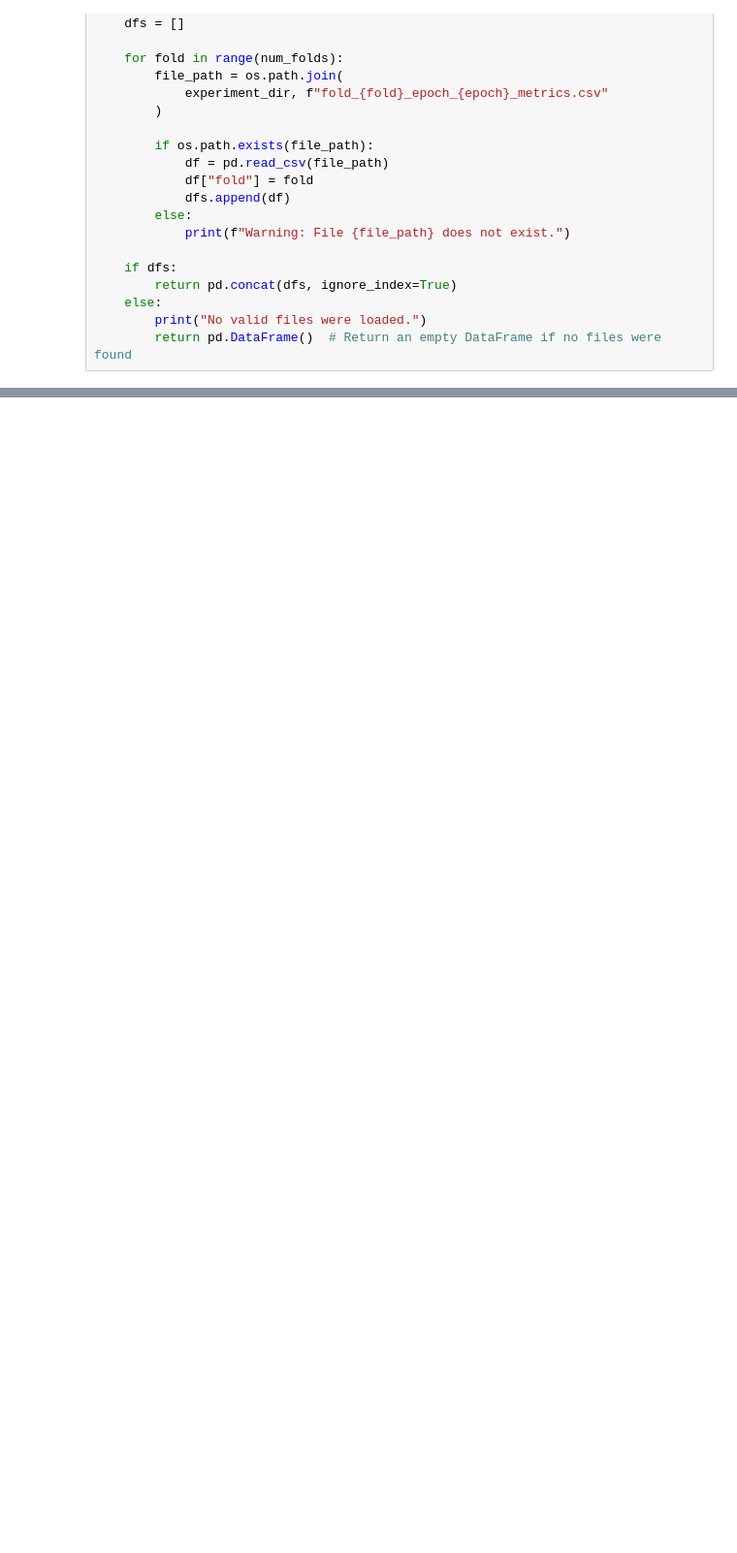
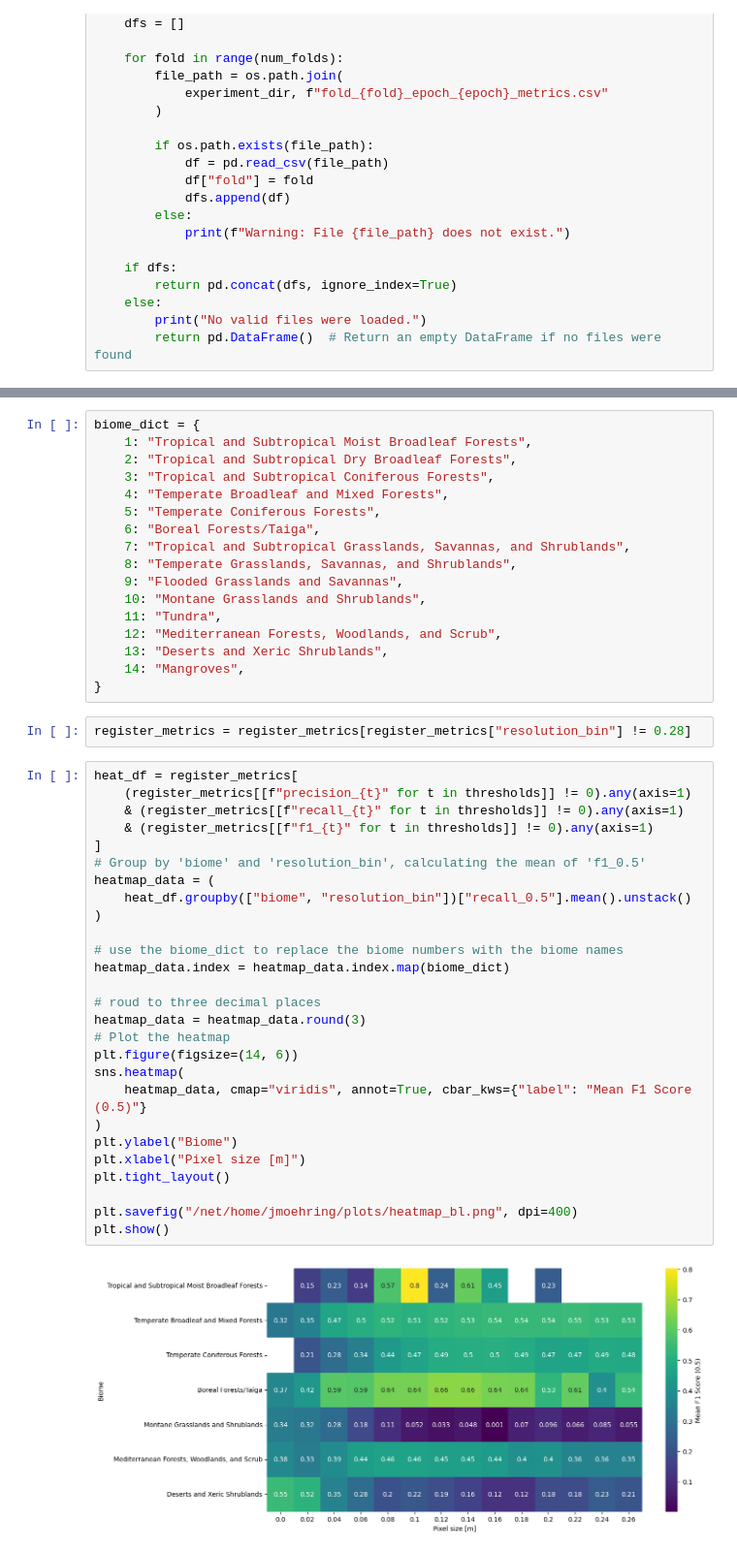
Before and after one commit to jmoeh/standing-deadwood, a Jupyter notebook: notebooks/102_evalute_metrics.ipynb, the cells around one changed output, grey strips where cells are left out. Shown: that part at 97% size. Saved outputs shown, nothing was run; the diff lists cells and outputs as text; blank space fills up the shorter version.

```diff
--- a/notebooks/102_evalute_metrics.ipynb
+++ b/notebooks/102_evalute_metrics.ipynb
@@ -152,0 +166,48 @@ plt.show()
+# %%
+biome_dict = {
+    1: "Tropical and Subtropical Moist Broadleaf Forests",
+    2: "Tropical and Subtropical Dry Broadleaf Forests",
+    3: "Tropical and Subtropical Coniferous Forests",
+    4: "Temperate Broadleaf and Mixed Forests",
+    5: "Temperate Coniferous Forests",
+    6: "Boreal Forests/Taiga",
+    7: "Tropical and Subtropical Grasslands, Savannas, and Shrublands",
+    8: "Temperate Grasslands, Savannas, and Shrublands",
+    9: "Flooded Grasslands and Savannas",
+    10: "Montane Grasslands and Shrublands",
+    11: "Tundra",
+    12: "Mediterranean Forests, Woodlands, and Scrub",
+    13: "Deserts and Xeric Shrublands",
+    14: "Mangroves",
+}
+# %%
+register_metrics = register_metrics[register_metrics["resolution_bin"] != 0.28]
+# %%
+heat_df = register_metrics[
+    (register_metrics[[f"precision_{t}" for t in thresholds]] != 0).any(axis=1)
+    & (register_metrics[[f"recall_{t}" for t in thresholds]] != 0).any(axis=1)
+    & (register_metrics[[f"f1_{t}" for t in thresholds]] != 0).any(axis=1)
+]
+# Group by 'biome' and 'resolution_bin', calculating the mean of 'f1_0.5'
+heatmap_data = (
+    heat_df.groupby(["biome", "resolution_bin"])["recall_0.5"].mean().unstack()
+)
+
+# use the biome_dict to replace the biome numbers with the biome names
+heatmap_data.index = heatmap_data.index.map(biome_dict)
+
+# roud to three decimal places
+heatmap_data = heatmap_data.round(3)
+# Plot the heatmap
+plt.figure(figsize=(14, 6))
+sns.heatmap(
+    heatmap_data, cmap="viridis", annot=True, cbar_kws={"label": "Mean F1 Score (0.5)"}
+)
+plt.ylabel("Biome")
+plt.xlabel("Pixel size [m]")
+plt.tight_layout()
+
+plt.savefig("/net/home/jmoehring/plots/heatmap_bl.png", dpi=400)
+plt.show()
+# %% [output]
+[figure, added]
```
Also changed, not shown: parts of 14 cells of this notebook, 8 other files.
